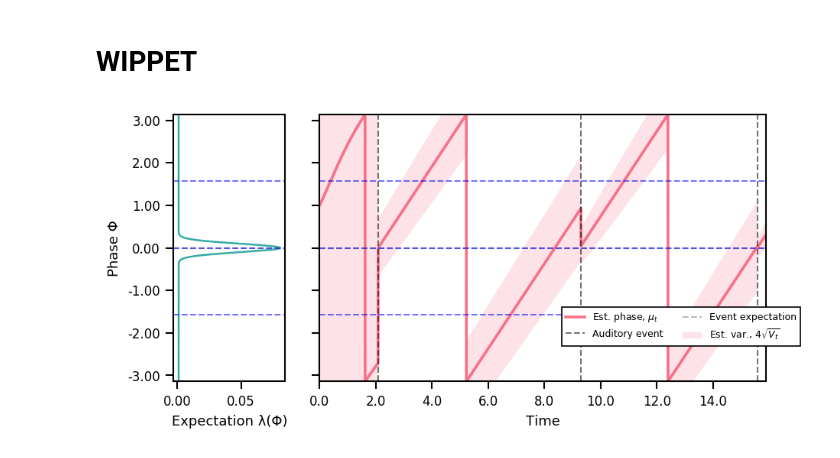
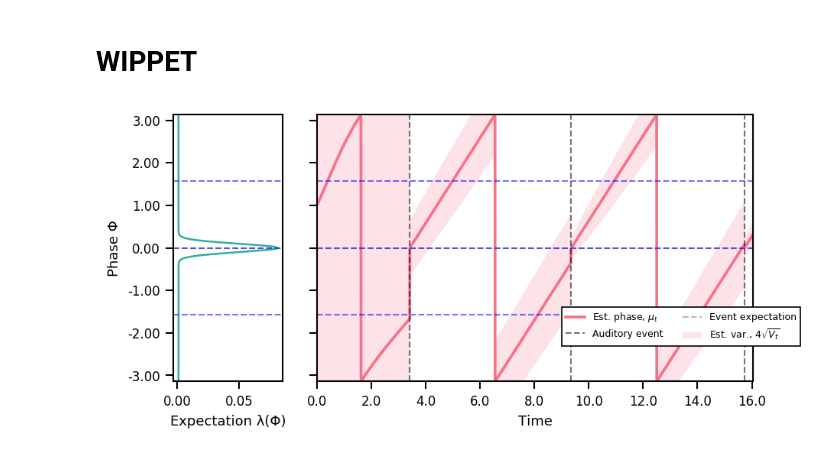
Before and after one commit to Kappers/pyPIPPET, a Jupyter notebook: Examples.ipynb, the cells around one changed output. Drawn from its saved outputs; the diff is of its cells as text; code cells hidden in the pictures.

```diff
--- a/Examples.ipynb
+++ b/Examples.ipynb
@@ -83,7 +83,7 @@ def plot_mPIPPET(model, wippet=False):
         ax_temp.axhline(-np.pi/2, color='blue', alpha=0.55, linestyle='--', linewidth=1)
         ax_temp.axhline(np.pi/2, color='blue', alpha=0.55, linestyle='--', linewidth=1)
     else:
-        ax.set_ylim([m.params.t0, m.tmax])
+        ax.set_ylim([model.params.t0, model.tmax])
 
     ax.xaxis.set_major_formatter(FormatStrFormatter('%.1f'))
     ax_temp.yaxis.set_major_formatter(FormatStrFormatter('%.2f'))
@@ -132,6 +132,8 @@ def plot_pPIPPET(model):
     legend = merge_legends([ax, ax_temp, ax_prob])
     fig.legend(legend.values(), legend.keys(), loc='upper center', bbox_to_anchor=(0.7, 0.3),
                prop={'size':6}, ncol=2, fancybox=False, framealpha=1, edgecolor='black')
+# %%
+rng = np.random.default_rng(1)
 # %% [markdown]
 # PIPPET
 # %%
@@ -199,19 +201,19 @@ plot_pPIPPET(m)
 # %%
 p = PIPPET.PIPPETParams()
 p.dt = 0.002
 p.overtime = np.pi/10.
 p.sigma_phi = 0.2
 p.mu_0 = 1
 p.V_0 = 10.0
 p.lambda_0 = 0.001
-e_times   = np.array([np.pi, 3*np.pi -.3, 5*np.pi]) + np.random.default_rng().normal(size=3)*.75
+e_times   = np.array([np.pi, 3*np.pi -.3, 5*np.pi]) + rng.normal(size=3)*.75
 e_means   = np.array([0])
 e_vars    = np.array([0.01]).repeat(len(e_means))
 e_lambdas = np.array([0.02]).repeat(len(e_means))
 p.add(e_times, e_means, e_vars, e_lambdas, '')
 
 m = PIPPET.WIPPET(p)
 m.run()
 plot_mPIPPET(m, wippet=True)
 # %% [output]
-[figure, old version]
+[figure, new version]
```
Also changed, not shown: parts of 3 cells of this notebook, 1 other file.
